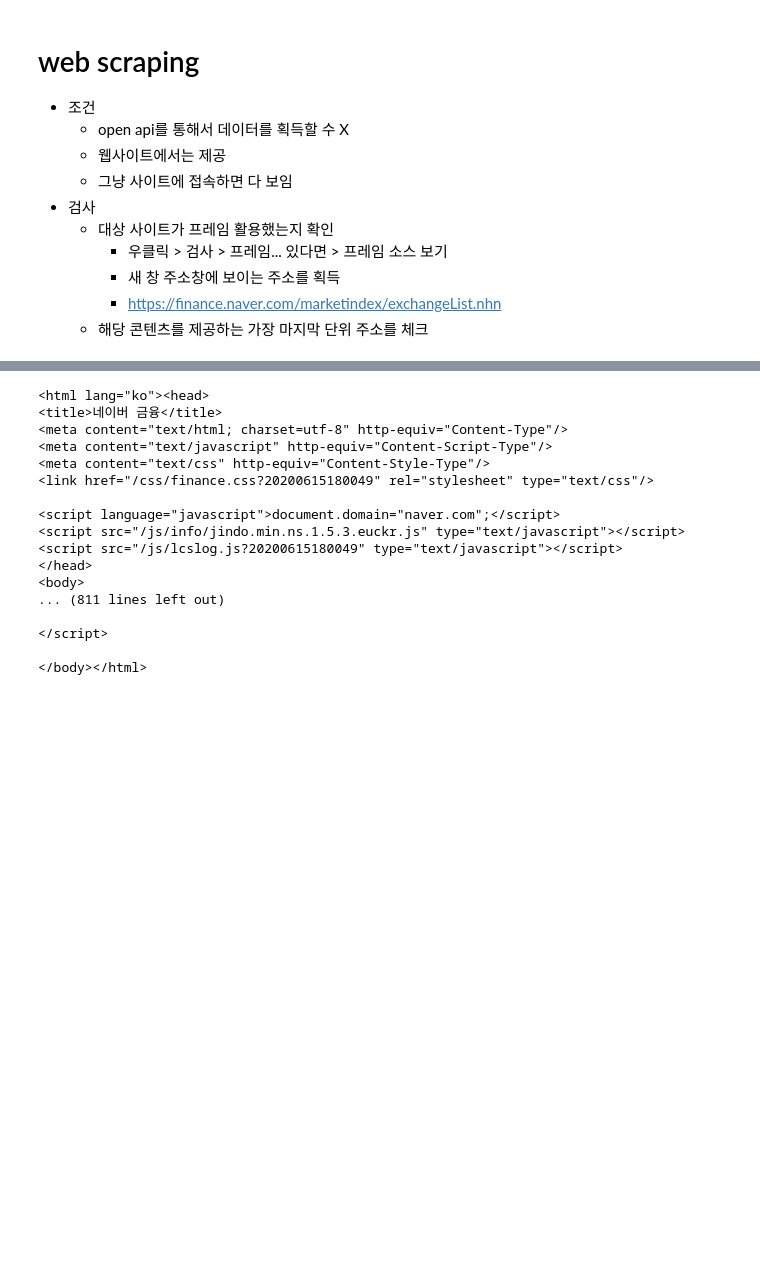
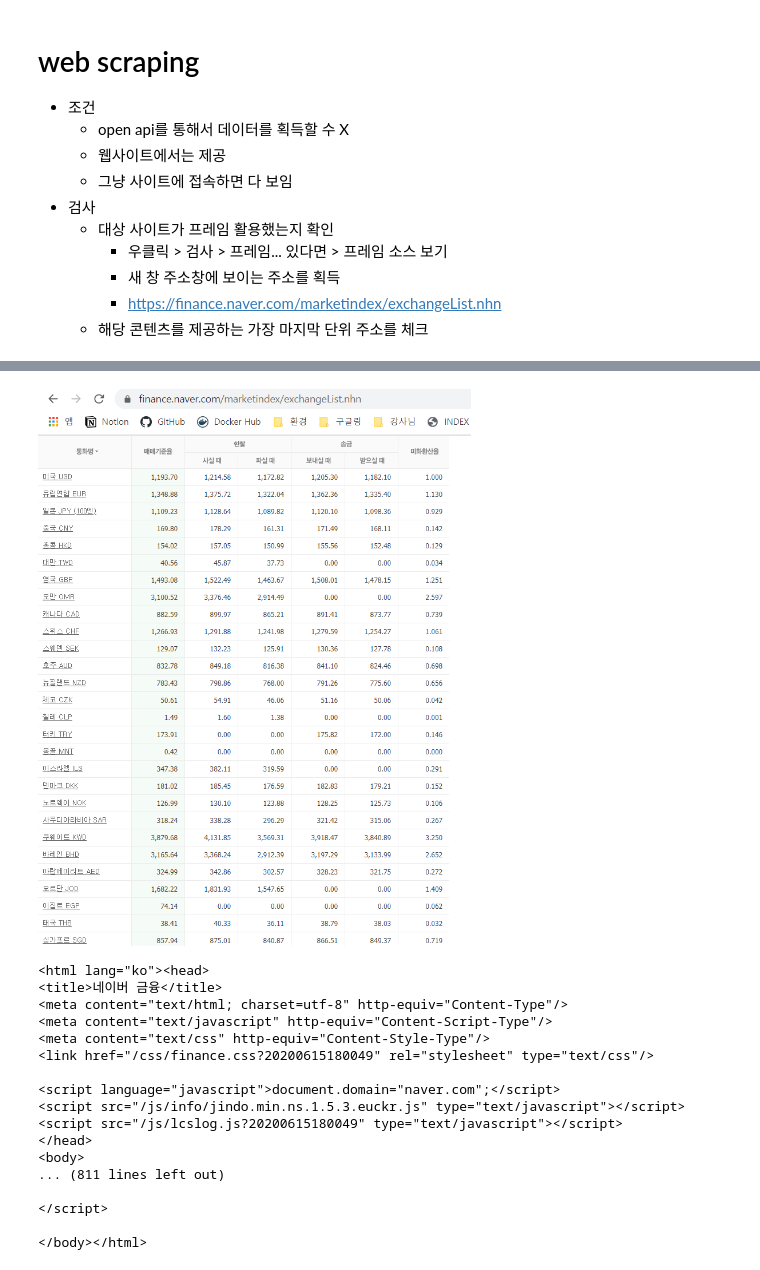
Before and after one commit to JiwooOh-kr/BusanAIDeveloperCourse_AI, a Jupyter notebook: 1_Analysis/2-1_데이터획득_level3_WebScraping.ipynb, the cells around one changed output, grey strips where cells are left out. Cells and saved outputs as stored; diff of their text form; code cells hidden in the pictures; blank space fills up the shorter version.

```diff
--- a/1_Analysis/2-1_데이터획득_level3_WebScraping.ipynb
+++ b/1_Analysis/2-1_데이터획득_level3_WebScraping.ipynb
@@ -20,3 +24,7 @@
+# %%
+Image('cap/4번 (3).png')
+# %% [output]
+[figure, added]
 # %%
 # 모듈 가져오기
 from bs4 import BeautifulSoup
```
Also changed, not shown: parts of 20 cells of this notebook, 3 other files.
